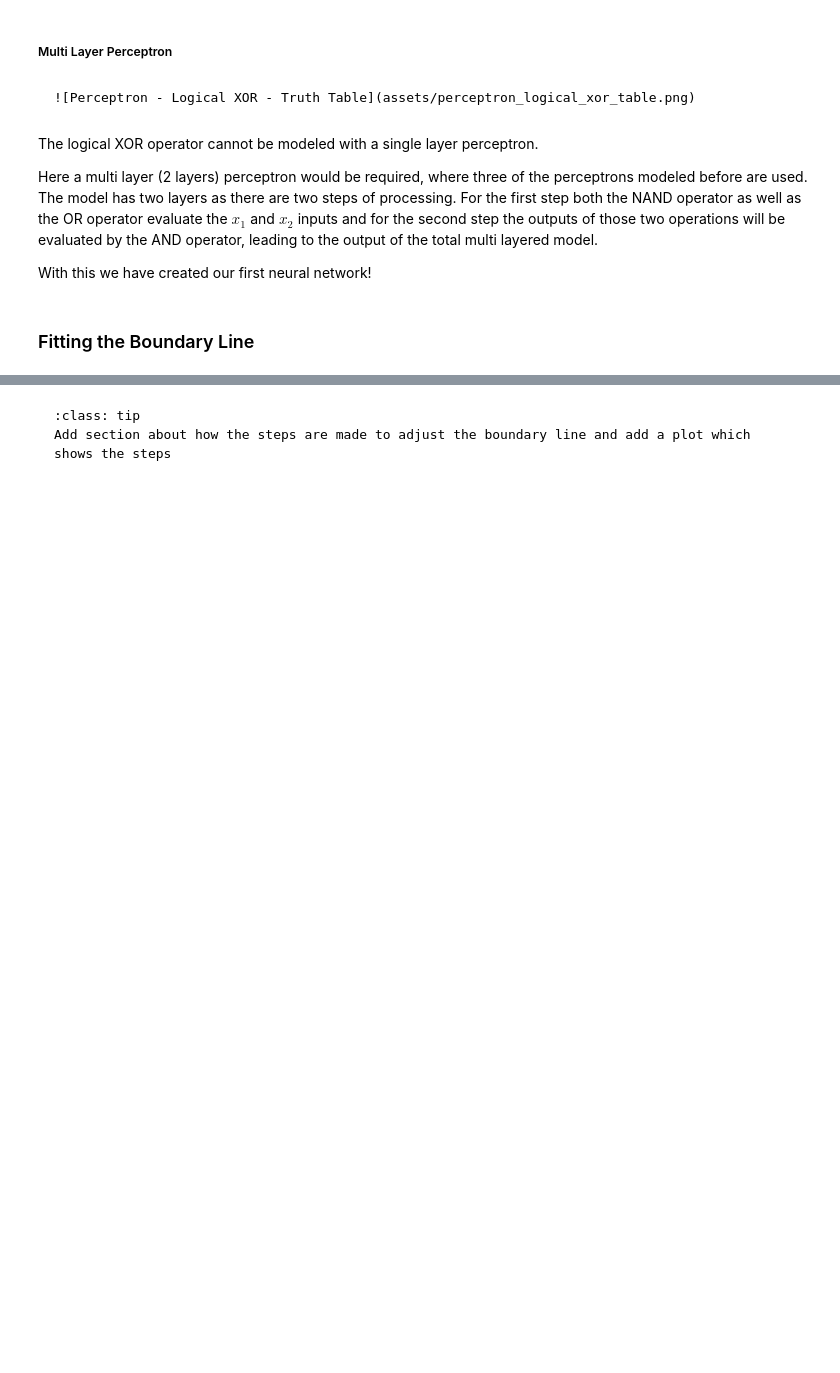
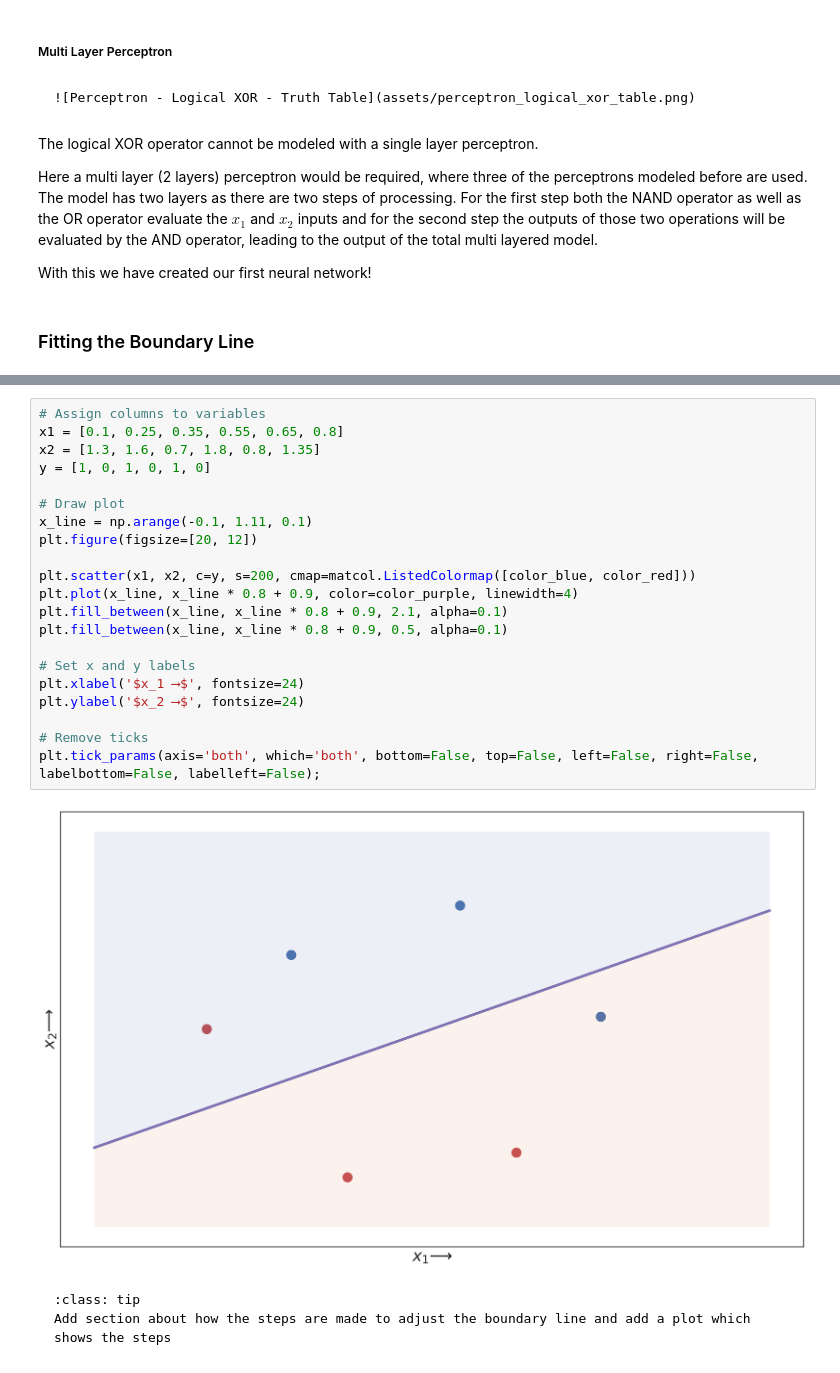
Before and after one commit to pruned-io/wiki, a Jupyter notebook: _sources/machine-learning/supervised-learning/perceptron-algorithm.ipynb, the cells around one changed output, grey strips where cells are left out. Drawn from its saved outputs; the diff is of its cells as text; blank space fills up the shorter version.

````diff
--- a/_sources/machine-learning/supervised-learning/perceptron-algorithm.ipynb
+++ b/_sources/machine-learning/supervised-learning/perceptron-algorithm.ipynb
@@ -313,3 +317,26 @@ With this we have created our first neural network!
+# %%
+# Assign columns to variables
+x1 = [0.1, 0.25, 0.35, 0.55, 0.65, 0.8]
+x2 = [1.3, 1.6, 0.7, 1.8, 0.8, 1.35]
+y = [1, 0, 1, 0, 1, 0]
+
+# Draw plot
+x_line = np.arange(-0.1, 1.11, 0.1)
+plt.figure(figsize=[20, 12])
+
+plt.scatter(x1, x2, c=y, s=200, cmap=matcol.ListedColormap([color_blue, color_red]))
+plt.plot(x_line, x_line * 0.8 + 0.9, color=color_purple, linewidth=4)
+plt.fill_between(x_line, x_line * 0.8 + 0.9, 2.1, alpha=0.1)
+plt.fill_between(x_line, x_line * 0.8 + 0.9, 0.5, alpha=0.1)
+
+# Set x and y labels
+plt.xlabel('$x_1 ⟶$', fontsize=24)
+plt.ylabel('$x_2 ⟶$', fontsize=24)
+
+# Remove ticks
+plt.tick_params(axis='both', which='both', bottom=False, top=False, left=False, right=False, labelbottom=False, labelleft=False);
+# %% [output]
+[figure, added]
 # %% [markdown]
 ```{admonition} TODO
 :class: tip
````
Also changed, not shown: parts of 3 cells of this notebook, 9 other files.
